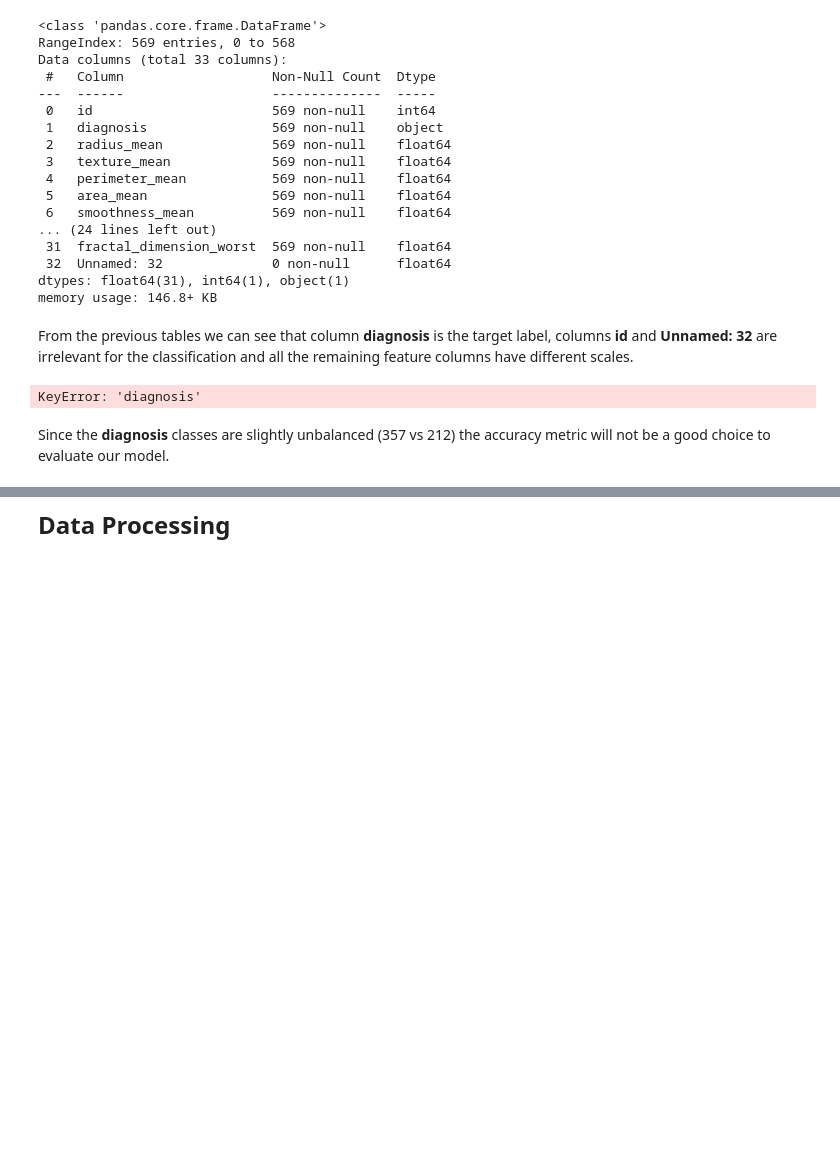
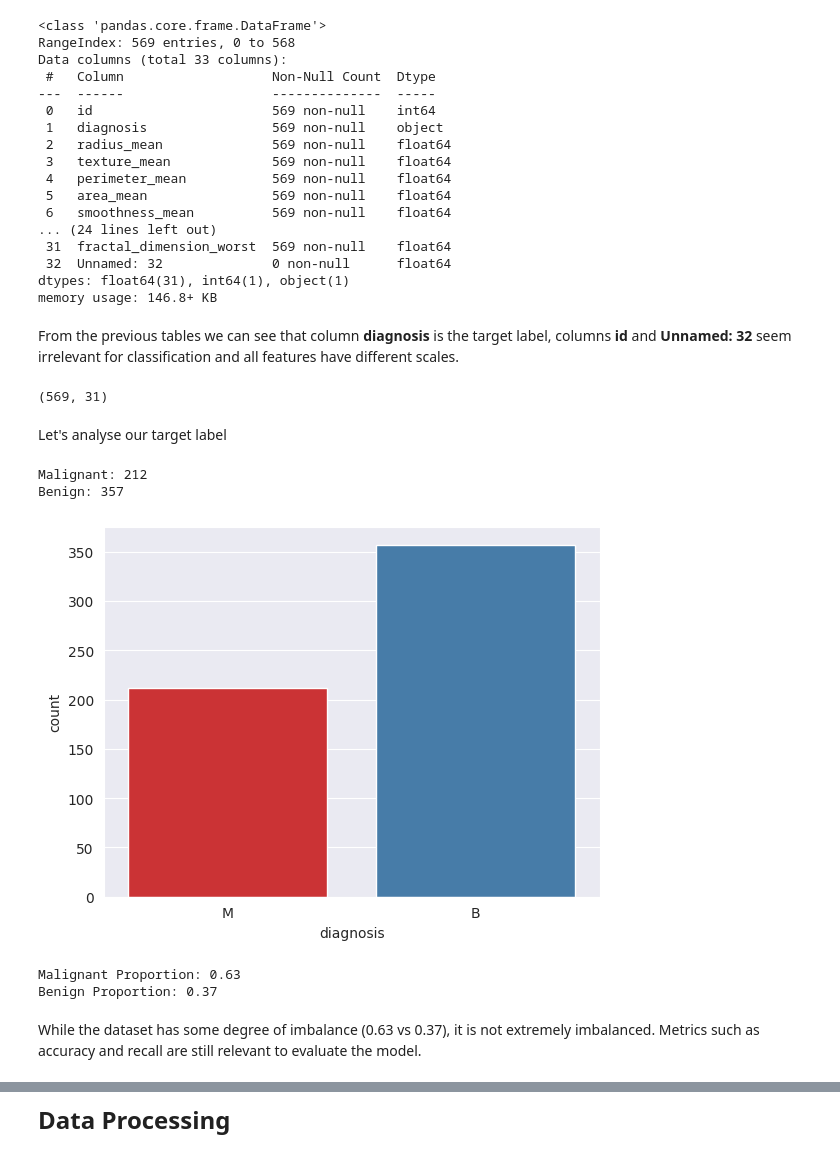
Before and after one commit to GonmasPT/Breast-Cancer-Wisconsin-Diagnosis, a Jupyter notebook: main.ipynb, the cells around one changed output, grey strips where cells are left out. Drawn from its saved outputs; the diff is of its cells as text; code cells hidden in the pictures; blank space fills up the shorter version.

```diff
--- a/main.ipynb
+++ b/main.ipynb
@@ -39,13 +52,36 @@ Data columns (total 33 columns):
 dtypes: float64(31), int64(1), object(1)
 memory usage: 146.8+ KB
 # %% [markdown]
-From the previous tables we can see that column **diagnosis** is the target label, columns **id** and **Unnamed: 32** are irrelevant for the classification and all the remaining feature columns have different scales.
+From the previous tables we can see that column **diagnosis** is the target label, columns **id** and **Unnamed: 32** seem irrelevant for classification and all features have different scales.
+# %%
+# We can drop the "id" and "Unnamed: 32" cols since they do not affect the diagnosis prediction
+df.drop(["id", "Unnamed: 32"], axis=1, inplace=True)
+df.shape
+# %% [output]
+(569, 31)
+# %%
+# Separate features from labels
+X = df.drop("diagnosis", axis=1)
+y = df["diagnosis"]
+# %% [markdown]
+Let's analyse our target label
 # %%
 # Check the diagnosis classes and their distribution
-label_distribution = df["diagnosis"].value_counts()
-diagnosis_class, class_count = label_distribution["diagnosis"], label_distribution["count"]
-label_distribution
+_, label_distribution = np.unique(y, return_counts=True)
+print(f"Malignant: {label_distribution[1]}")
+print(f"Benign: {label_distribution[0]}")
+sns.countplot(x=y, palette="Set1");
 # %% [output]
-KeyError: 'diagnosis'
+Malignant: 212
+Benign: 357
+[figure, added]
+# %%
+M_proportion = label_distribution[0] / (label_distribution[1] + label_distribution[0])
+B_proportion = label_distribution[1] / (label_distribution[1] + label_distribution[0])
+print(f"Malignant Proportion: {M_proportion:.2f}")
+print(f"Benign Proportion: {B_proportion:.2f}")
+# %% [output]
+Malignant Proportion: 0.63
+Benign Proportion: 0.37
 # %% [markdown]
-Since the **diagnosis** classes are slightly unbalanced (357 vs 212) the accuracy metric will not be a good choice to evaluate our model.
+While the dataset has some degree of imbalance (0.63 vs 0.37), it is not extremely imbalanced. Metrics such as accuracy and recall are still relevant to evaluate the model.
```
Also changed, not shown: parts of 13 cells of this notebook.
